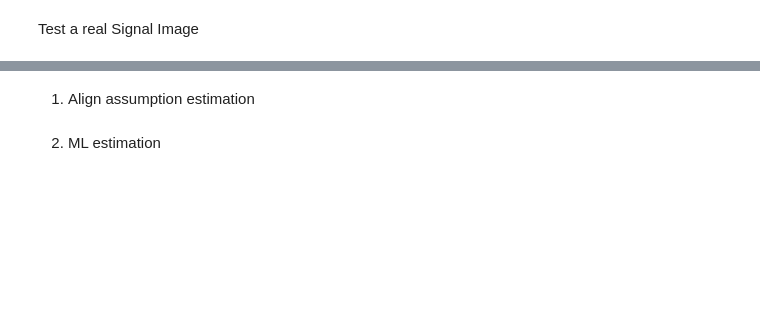
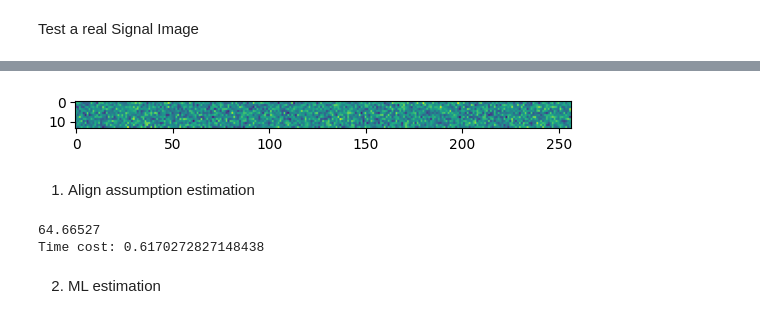
Before and after one commit to auto-Dog/MOAC_deep, a Jupyter notebook: src/main.ipynb, the cells around one changed output, grey strips where cells are left out. Drawn from its saved outputs; the diff is of its cells as text; code cells hidden in the pictures; blank space fills up the shorter version.

```diff
--- a/src/main.ipynb
+++ b/src/main.ipynb
@@ -63,49 +127,56 @@ def distortion_func(image:np.ndarray,h_coff,SNR_db=0):
 #     image = (image-np.min(image))/(80.-np.min(image)) # 归一化
     blur_kernel = np.zeros((2*M_users-1,3))
     kernel_height = 2*M_users-1
     blur_kernel[0:M_users,1] = 1.
     blur_kernel[M_users:,0] = 1.
     blur_kernel_1d = np.array([1.]*M_users)
     blur_kernel_r = np.rot90(blur_kernel,2)*(1+0j)   # 注意，必须将kernel先旋转180°，才能使实际卷积函数按照“对应位置相乘”运行卷积
     # print(blur_kernel_r)
     d_data_col = np.hstack((image,np.zeros((M_users,1))))   # 额外加一列
 
     # 乘信道系数
     h_coff = h_coff.reshape(-1,1)
     # print(h_coff)   # debug
     hh_expand = np.tile(h_coff,(1,d_data_col.shape[1]))    # 每行是hi
     d_data_h = d_data_col*hh_expand
     # print(hh_expand[:,:10]) # debug
     # 加卷积
     convSame = signal.convolve2d(d_data_h, blur_kernel_r, mode='same')# 等效为一维线卷积，实现更快
     # 加噪
     convSame = awgn(convSame,SNR_db) # add white gaussian noise
     convSame = np.complex64(convSame)   # 32bit for real and imag
     return convSame
 
-y_mat = distortion_func(d_data,h_coff,SNR_db_global)
-plt.imshow(y_mat.real)
-plt.show()
-noised_seq = y_mat.T.reshape(-1) # M x L -> ML x 1 seq
-y_out = noised_seq[:-1]  # 得到过采样有噪失真序列
-
-# 用采样方程生成噪声信号：
+# # 用采样方程生成噪声信号：
 # def distortion_func(image:np.ndarray,h_coff,SNR_db=0):
-#     h_coff = h_coff.reshape(-1,1)
 #     D_array = np.zeros([M_users*(L_symbols+1)-1, M_users*L_symbols])*(1+0j)
 #     for idx in range(M_users*L_symbols):    # 按列依次赋值
 #         D_array[np.arange(M_users)+idx, idx] = h_coff[np.mod(idx,M_users)]
 #     d_data_vec = image.T.reshape(-1,1)
 #     y_out = D_array @ d_data_vec
+#     y_out = np.vstack((y_out,[0.]))    # 为了能形成信号矩阵
 #     y_out = awgn(y_out,SNR_db) # add white gaussian noise
-#     return y_out
-# y_out = distortion_func(d_data,h_coff,SNR_db_global)
+#     y_out_mat = y_out.reshape(L_symbols+1,M_users).T
+#     return y_out_mat
+
+y_mat = distortion_func(d_data,h_coff,SNR_db_global)
+plt.imshow(y_mat.real)
+plt.show()
+noised_seq = y_mat.T.reshape(-1) # M x L -> ML x 1 seq
+y_out = noised_seq[:-1].copy()  # 得到过采样有噪失真序列
+# %% [output]
+[figure, added]
 # %% [markdown]
 1. Align assumption estimation
 # %%
+st_time = time.time()
 MthFiltersIndex = (np.arange(L_symbols) + 1) * M_users - 1
 output = y_out[MthFiltersIndex]
 print(np.mean(np.abs(output-np.sum(d_data,axis=0))**2))
+print('Time cost:',1000*(time.time()-st_time))
+# %% [output]
+64.66527
+Time cost: 0.6170272827148438
 # %% [markdown]
 2. ML estimation
 # %%
```
Also changed, not shown: parts of 8 cells of this notebook, 9 other files.
